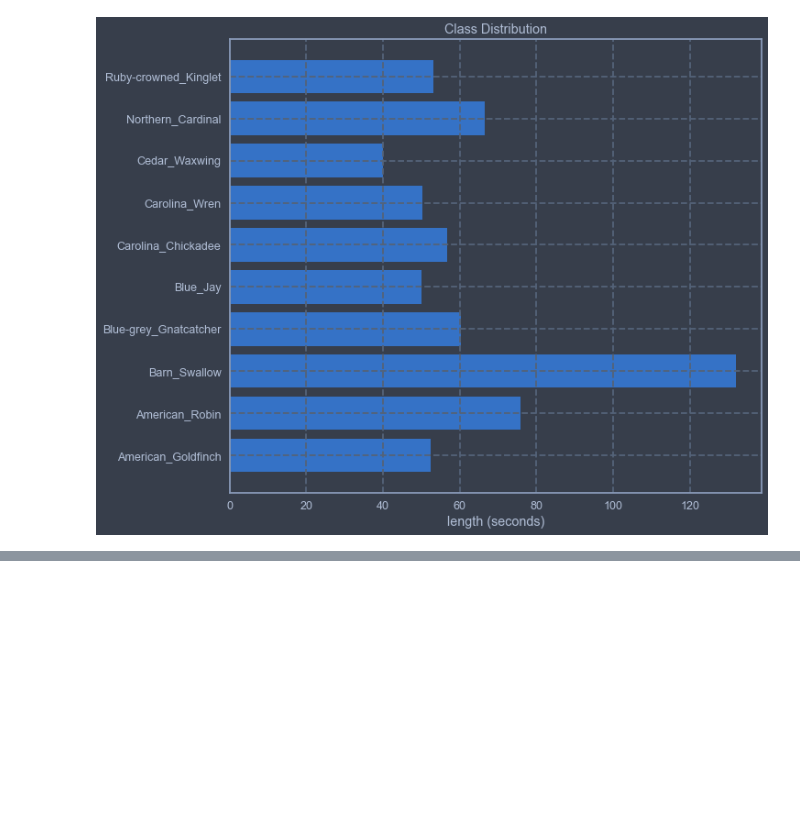
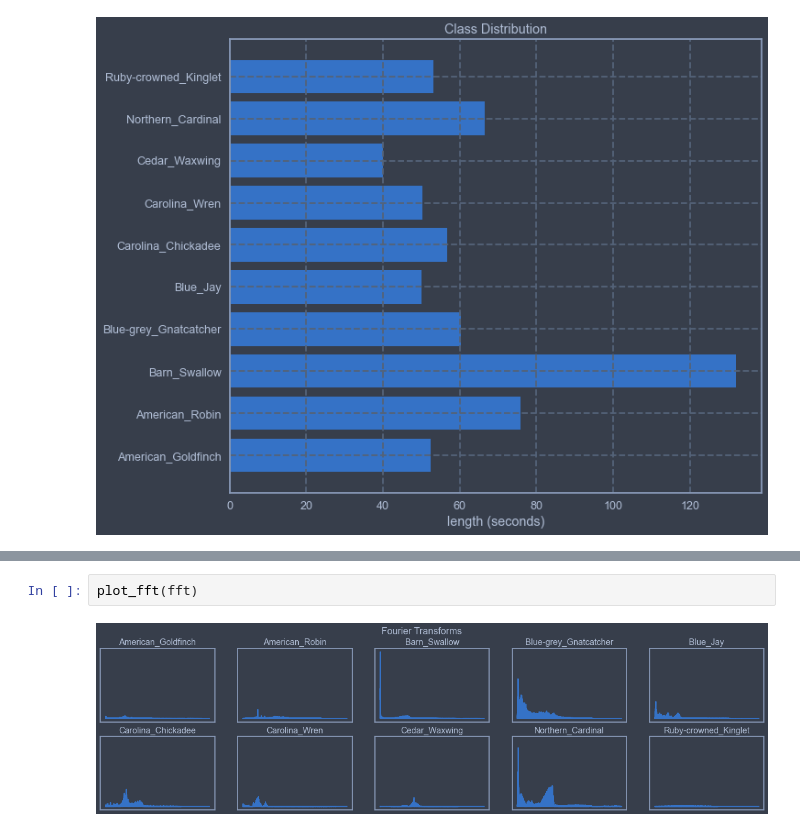
Before and after one commit to Xavier4t/Bird-Classifier, a Jupyter notebook: audio_analysis.ipynb, the cells around one changed output, grey strips where cells are left out. Saved outputs shown, nothing was run; the diff lists cells and outputs as text; blank space fills up the shorter version.

```diff
--- a/audio_analysis.ipynb
+++ b/audio_analysis.ipynb
@@ -128,0 +173,4 @@ hbarplot(bird_classes_distribution, "length (seconds)", "Class Distribution")
+# %%
+plot_fft(fft)
+# %% [output]
+[figure, added]
```
Also changed, not shown: parts of 12 cells of this notebook.
